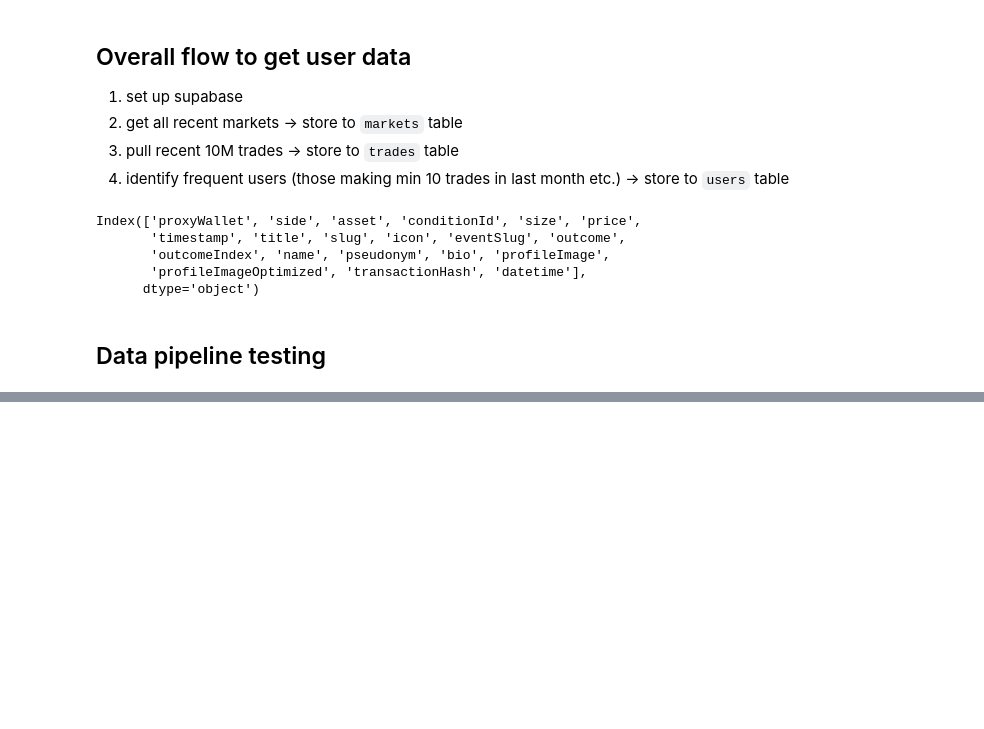
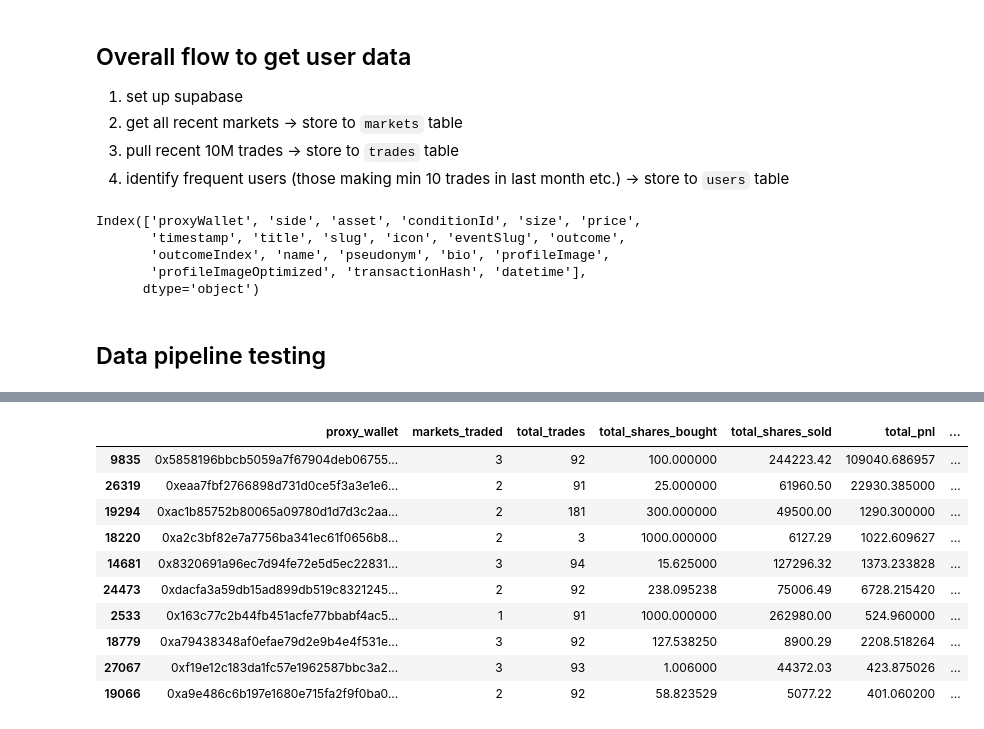
Before and after one commit to xiaoyuezhuu/polymarket-agent, a Jupyter notebook: pm_dev.ipynb, the cells around one changed output, grey strips where cells are left out. Cells and saved outputs as stored; diff of their text form; code cells hidden in the pictures; blank space fills up the shorter version.

```diff
--- a/pm_dev.ipynb
+++ b/pm_dev.ipynb
@@ -525,0 +540,14 @@ TypeError: init_load_all_events_with_markets() got an unexpected keyword argumen
+# %%
+df.sort_values(by='overall_roi_percent', ascending=False).head(10)
+# %% [output]
+|  | proxy_wallet | markets_traded | total_trades | total_shares_bought | total_shares_sold | total_pnl | ... |
+| 9835 | 0x5858196bbcb5059a7f67904deb06755... | 3 | 92 | 100.000000 | 244223.42 | 109040.686957 | ... |
+| 26319 | 0xeaa7fbf2766898d731d0ce5f3a3e1e6... | 2 | 91 | 25.000000 | 61960.50 | 22930.385000 | ... |
+| 19294 | 0xac1b85752b80065a09780d1d7d3c2aa... | 2 | 181 | 300.000000 | 49500.00 | 1290.300000 | ... |
+| 18220 | 0xa2c3bf82e7a7756ba341ec61f0656b8... | 2 | 3 | 1000.000000 | 6127.29 | 1022.609627 | ... |
+| 14681 | 0x8320691a96ec7d94fe72e5d5ec22831... | 3 | 94 | 15.625000 | 127296.32 | 1373.233828 | ... |
+| 24473 | 0xdacfa3a59db15ad899db519c8321245... | 2 | 92 | 238.095238 | 75006.49 | 6728.215420 | ... |
+| 2533 | 0x163c77c2b44fb451acfe77bbabf4ac5... | 1 | 91 | 1000.000000 | 262980.00 | 524.960000 | ... |
+| 18779 | 0xa79438348af0efae79d2e9b4e4f531e... | 3 | 92 | 127.538250 | 8900.29 | 2208.518264 | ... |
+| 27067 | 0xf19e12c183da1fc57e1962587bbc3a2... | 3 | 93 | 1.006000 | 44372.03 | 423.875026 | ... |
+| 19066 | 0xa9e486c6b197e1680e715fa2f9f0ba0... | 2 | 92 | 58.823529 | 5077.22 | 401.060200 | ... |
```
Also changed, not shown: parts of 15 cells of this notebook, 9 other files.
